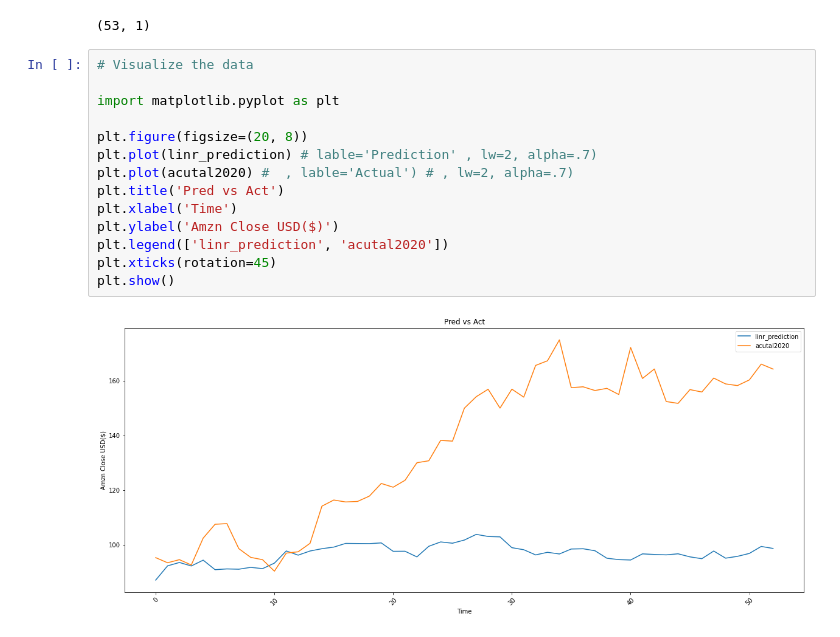
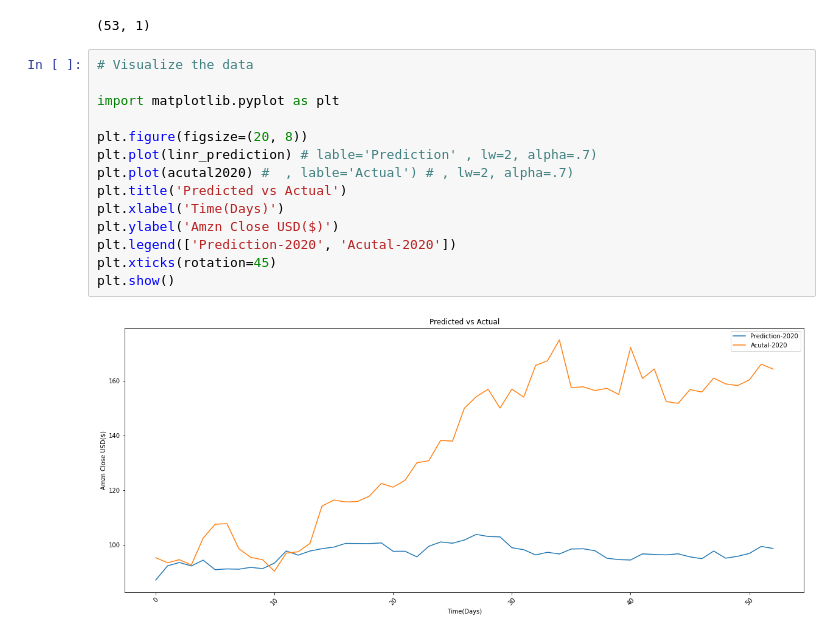
Before and after one commit to Martamorningham/Final_Project, a Jupyter notebook: AMZN_regression .ipynb, the cells around one changed output. Drawn from its saved outputs; the diff is of its cells as text.

```diff
--- a/AMZN_regression .ipynb
+++ b/AMZN_regression .ipynb
@@ -270,16 +270,16 @@ acutal2020.shape
 # %%
 # Visualize the data
 
 import matplotlib.pyplot as plt
 
 plt.figure(figsize=(20, 8))
 plt.plot(linr_prediction) # lable='Prediction' , lw=2, alpha=.7)
 plt.plot(acutal2020) #  , lable='Actual') # , lw=2, alpha=.7)
-plt.title('Pred vs Act')
-plt.xlabel('Time')
+plt.title('Predicted vs Actual')
+plt.xlabel('Time(Days)')
 plt.ylabel('Amzn Close USD($)')
-plt.legend(['linr_prediction', 'acutal2020'])
+plt.legend(['Prediction-2020', 'Acutal-2020'])
 plt.xticks(rotation=45)
 plt.show()
 # %% [output]
-[figure, old version]
+[figure, new version]
```
